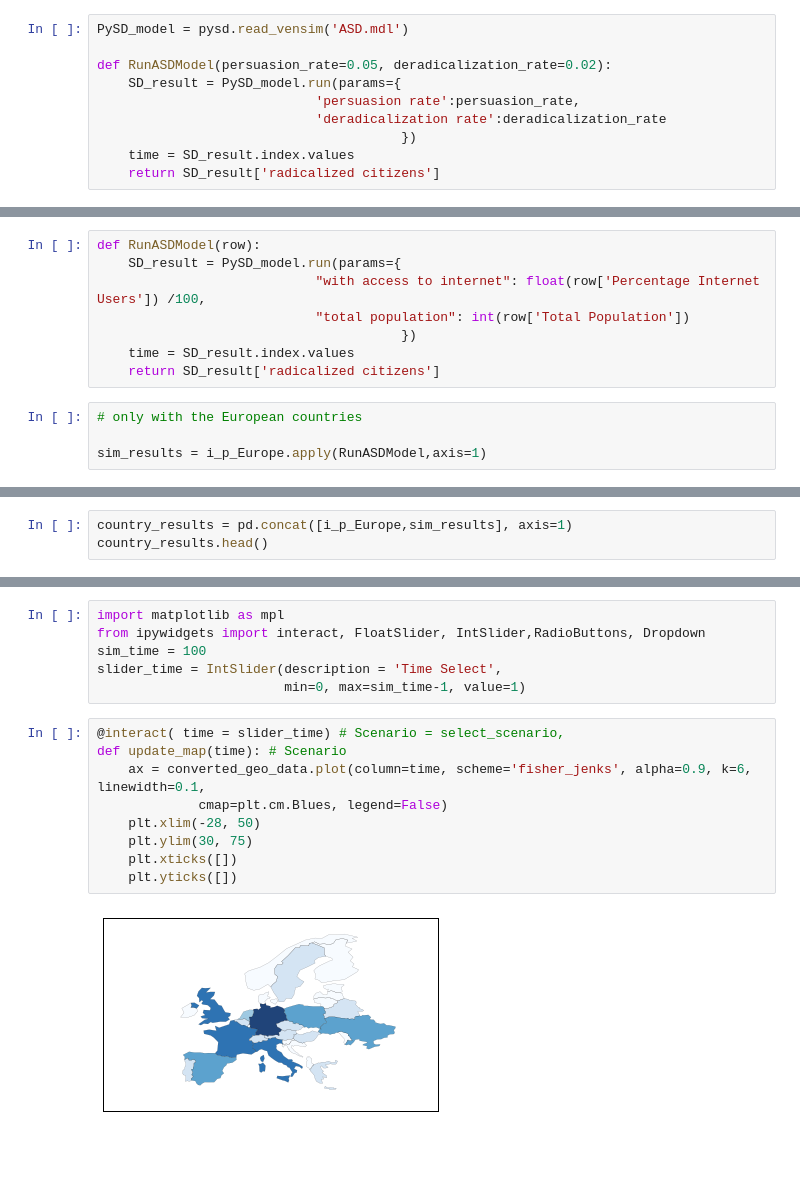
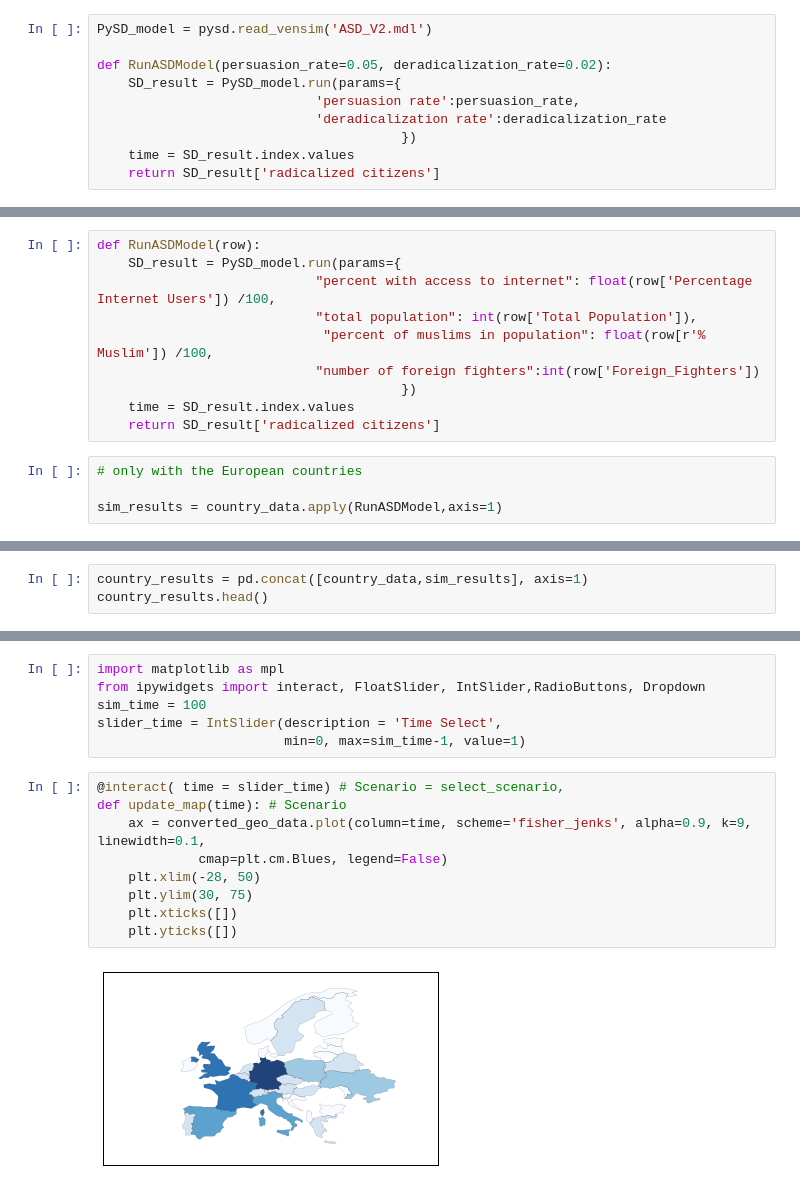
Before and after one commit to waternk/adv_sd_rad_model, a Jupyter notebook: assignment_2/Spatial Radicalization.ipynb, the cells around one changed output, grey strips where cells are left out. Drawn from its saved outputs; the diff is of its cells as text; blank space fills up the shorter version.

Commit message:
Implemented everything!
- Foreign Fighters
- Muslims

```diff
--- a/assignment_2/Spatial Radicalization.ipynb
+++ b/assignment_2/Spatial Radicalization.ipynb
@@ -10,7 +10,7 @@ Image(filename='Radicalization.png')
 # %% [output]
 [figure]
 # %%
-PySD_model = pysd.read_vensim('ASD.mdl')
+PySD_model = pysd.read_vensim('ASD_V2.mdl')
 
 def RunASDModel(persuasion_rate=0.05, deradicalization_rate=0.02):
     SD_result = PySD_model.run(params={
@@ -132,15 +138,17 @@ i_p_Europe
 # %%
 def RunASDModel(row):
     SD_result = PySD_model.run(params={
-                            "with access to internet": float(row['Percentage Internet Users']) /100,
-                            "total population": int(row['Total Population'])
+                            "percent with access to internet": float(row['Percentage Internet Users']) /100,
+                            "total population": int(row['Total Population']),
+                             "percent of muslims in population": float(row[r'% Muslim']) /100,
+                            "number of foreign fighters":int(row['Foreign_Fighters'])
                                        })
     time = SD_result.index.values
     return SD_result['radicalized citizens']
 # %%
 # only with the European countries
 
-sim_results = i_p_Europe.apply(RunASDModel,axis=1)
+sim_results = country_data.apply(RunASDModel,axis=1)
 # %%
 sim_results
 # %% [output]
@@ -165,4 +173,4 @@ sim_results
 # %%
-country_results = pd.concat([i_p_Europe,sim_results], axis=1)
+country_results = pd.concat([country_data,sim_results], axis=1)
 country_results.head()
 # %% [output]
@@ -226,11 +234,11 @@ slider_time = IntSlider(description = 'Time Select',
 # %%
 @interact( time = slider_time) # Scenario = select_scenario,
 def update_map(time): # Scenario
-    ax = converted_geo_data.plot(column=time, scheme='fisher_jenks', alpha=0.9, k=6, linewidth=0.1,
+    ax = converted_geo_data.plot(column=time, scheme='fisher_jenks', alpha=0.9, k=9, linewidth=0.1,
              cmap=plt.cm.Blues, legend=False)
     plt.xlim(-28, 50)
     plt.ylim(30, 75)
     plt.xticks([])
     plt.yticks([])
 # %% [output]
-[figure, old version]
+[figure, new version]
```
Also changed, not shown: parts of 15 cells of this notebook, 1 other file.
